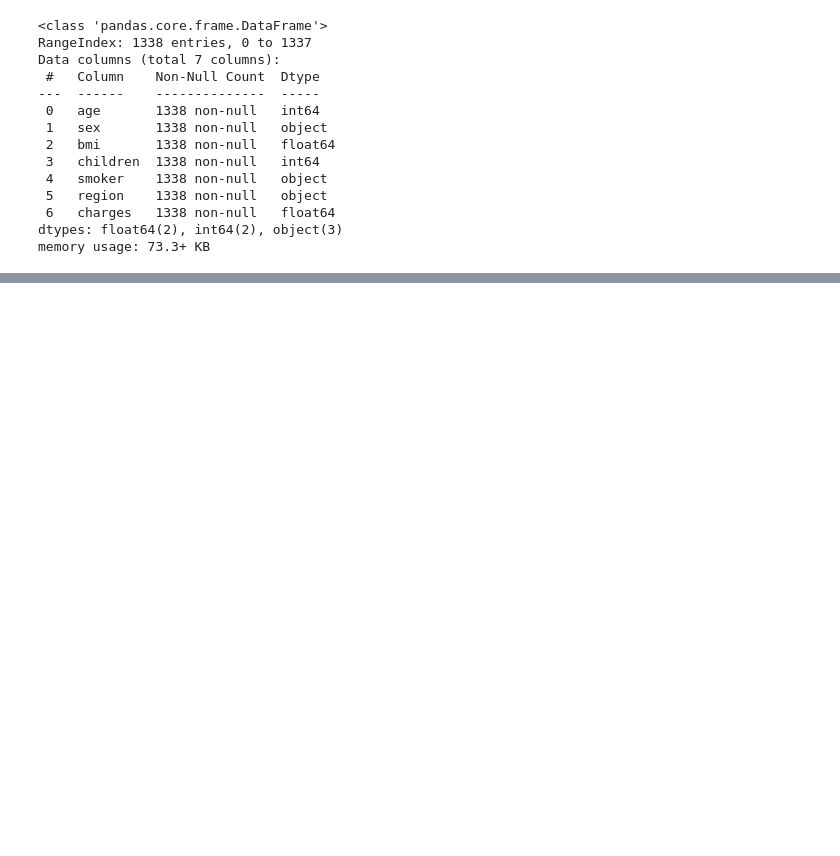
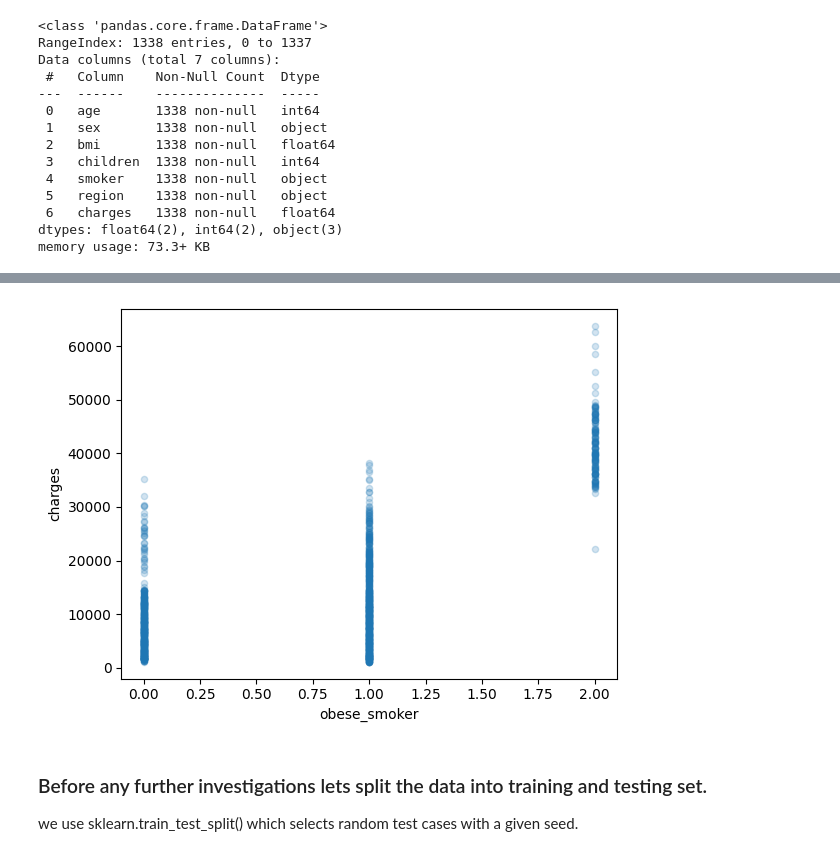
Before and after one commit to naina-bhatnagar/homlp, a Jupyter notebook: c2/exp_data_insurance_data.ipynb, the cells around one changed output, grey strips where cells are left out. Drawn from its saved outputs; the diff is of its cells as text; code cells hidden in the pictures; blank space fills up the shorter version.

```diff
--- a/c2/exp_data_insurance_data.ipynb
+++ b/c2/exp_data_insurance_data.ipynb
@@ -46,3 +133,13 @@ memory usage: 73.3+ KB
+# %%
+df_mod["obese"] = (df_mod["bmi"] >= 30).astype(int)
+df_mod["obese_smoker"] = df_mod["obese"] + df_mod["smoker_yes"]
+df_mod.plot(kind="scatter", x="obese_smoker", y="charges",alpha=0.2)
+plt.show()
+# %% [output]
+[figure, added]
+# %% [markdown]
+### Before any further investigations lets split the data into training and testing set.
+we use sklearn.train_test_split() which selects random test cases with a given seed.
 # %%
 from sklearn.model_selection import train_test_split
 train, test = train_test_split(df,test_size=0.2, random_state=42)
```
Also changed, not shown: parts of 11 cells of this notebook.
